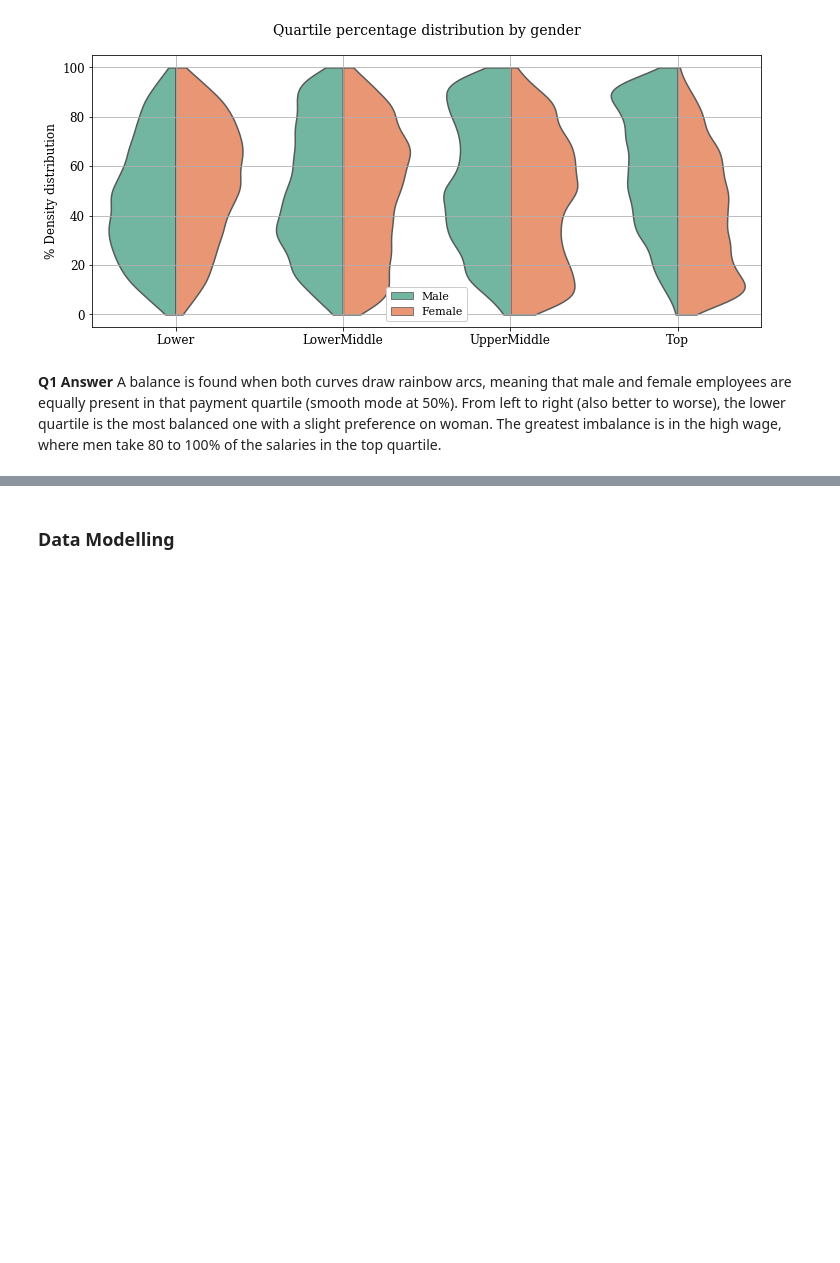
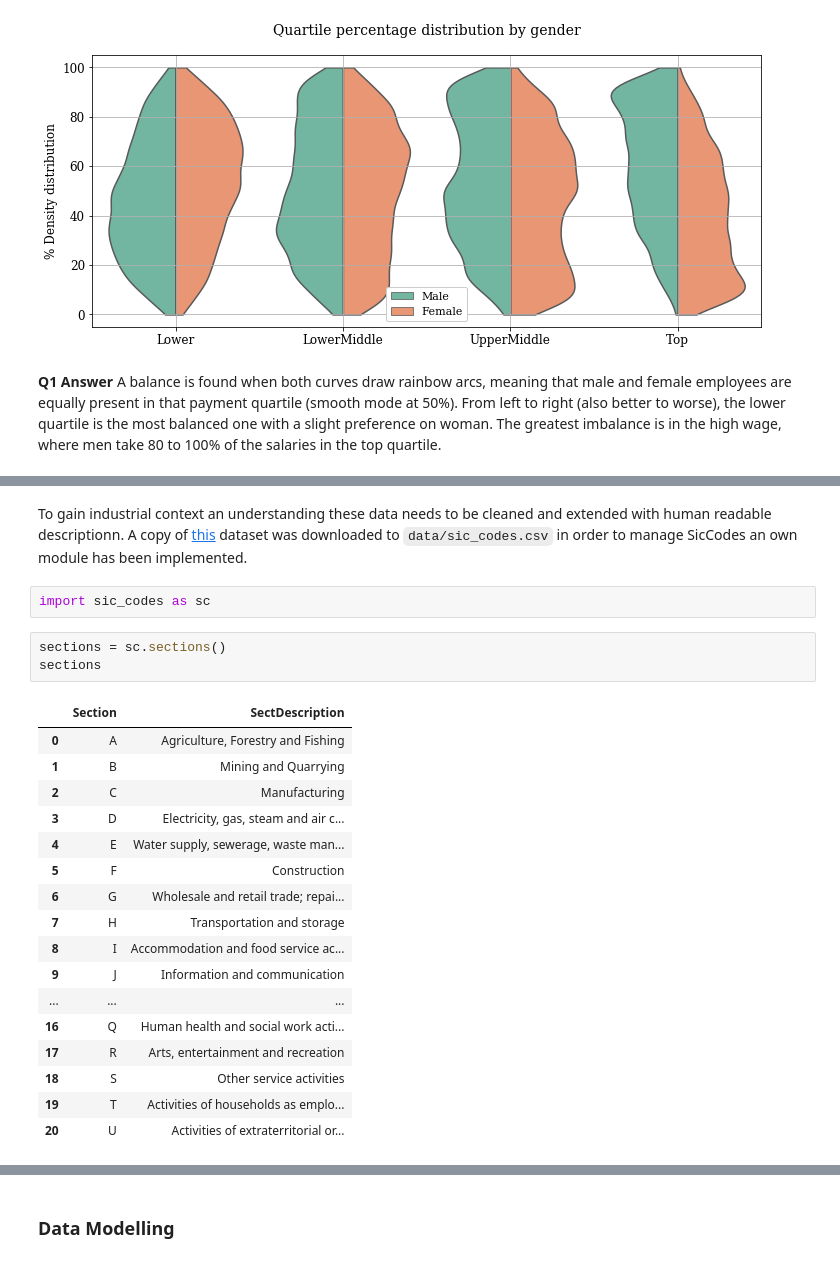
Before and after one commit to leanguardia/gender-pay-gap-uk, a Jupyter notebook: UK-Gender-Pay-Gap.ipynb, the cells around one changed output, grey strips where cells are left out. Cells and saved outputs as stored; diff of their text form; blank space fills up the shorter version.

Commit message:
SicCodes sections and split_sectors

```diff
--- a/UK-Gender-Pay-Gap.ipynb
+++ b/UK-Gender-Pay-Gap.ipynb
@@ -228,0 +247,25 @@ fig.savefig("plots/quartile-percentage-dist.png", dpi=100)
+# %% [markdown]
+To gain industrial context an understanding these data needs to be cleaned and extended with human readable descriptionn. A copy of [this](https://datahub.io/core/uk-sic-2007-condensed) dataset was downloaded to `data/sic_codes.csv` in order to manage SicCodes an own module has been implemented.
+# %%
+import sic_codes as sc
+# %%
+sections = sc.sections()
+sections
+# %% [output]
+|  | Section | SectDescription |
+| 0 | A | Agriculture, Forestry and Fishing |
+| 1 | B | Mining and Quarrying |
+| 2 | C | Manufacturing |
+| 3 | D | Electricity, gas, steam and air c... |
+| 4 | E | Water supply, sewerage, waste man... |
+| 5 | F | Construction |
+| 6 | G | Wholesale and retail trade; repai... |
+| 7 | H | Transportation and storage |
+| 8 | I | Accommodation and food service ac... |
+| 9 | J | Information and communication |
+| ... | ... | ... |
+| 16 | Q | Human health and social work acti... |
+| 17 | R | Arts, entertainment and recreation |
+| 18 | S | Other service activities |
+| 19 | T | Activities of households as emplo... |
+| 20 | U | Activities of extraterritorial or... |
```
Also changed, not shown: parts of 9 cells of this notebook, 1 other file.
